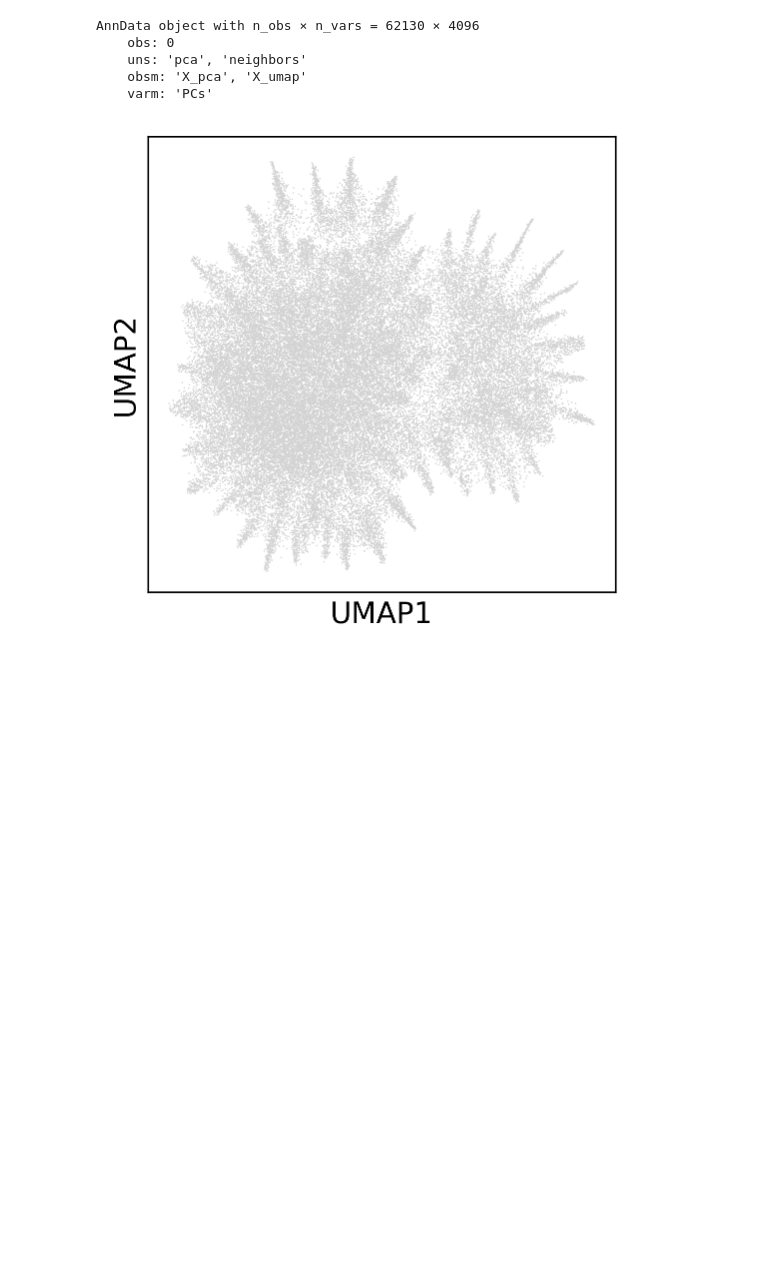
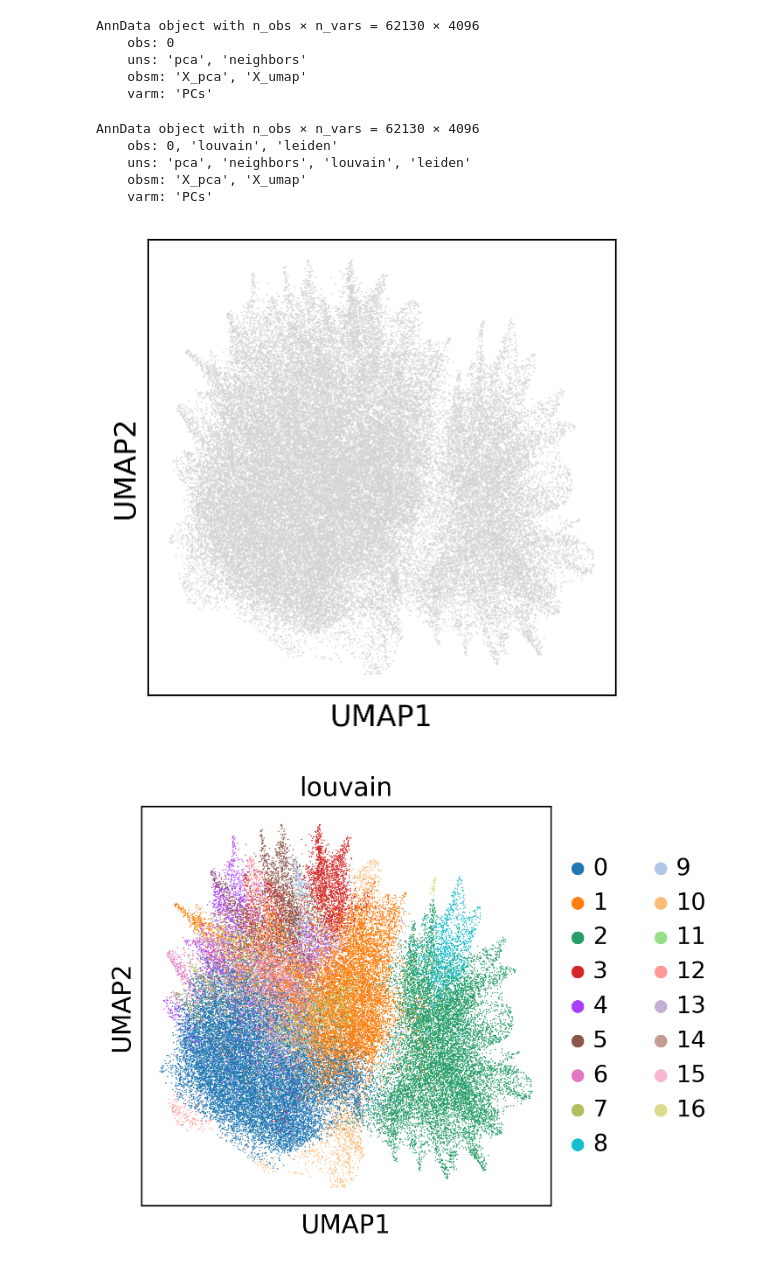
Before and after one commit to Gvaihir/image_sudoku, a Jupyter notebook: deepclust_UMAP.ipynb, the cells around one changed output. Saved outputs shown, nothing was run; the diff lists cells and outputs as text; code cells hidden in the pictures; blank space fills up the shorter version.

```diff
--- a/deepclust_UMAP.ipynb
+++ b/deepclust_UMAP.ipynb
@@ -129,6 +130,16 @@ AnnData object with n_obs × n_vars = 62130 × 4096
+# %%
+adata
+# %% [output]
+AnnData object with n_obs × n_vars = 62130 × 4096
+    obs: 0, 'louvain', 'leiden'
+    uns: 'pca', 'neighbors', 'louvain', 'leiden'
+    obsm: 'X_pca', 'X_umap'
+    varm: 'PCs'
 # %%
 sc.settings.set_figure_params(dpi=150, color_map='viridis')
 sc.pl.umap(adata)
-#sc.pl.umap(adata,color=['leiden'], use_raw=False)
+sc.pl.umap(adata,color=['louvain'], use_raw=False)
+sc.pl.umap(adata,color=['leiden'], use_raw=False)
 # %% [output]
-[figure, old version]
+[figure, new version]
+[figure, added]
```
Also changed, not shown: parts of 12 cells of this notebook.
